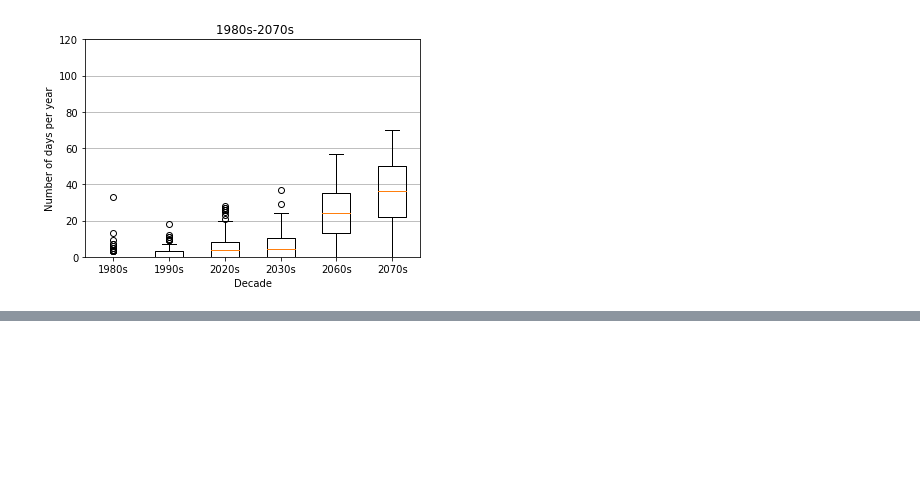
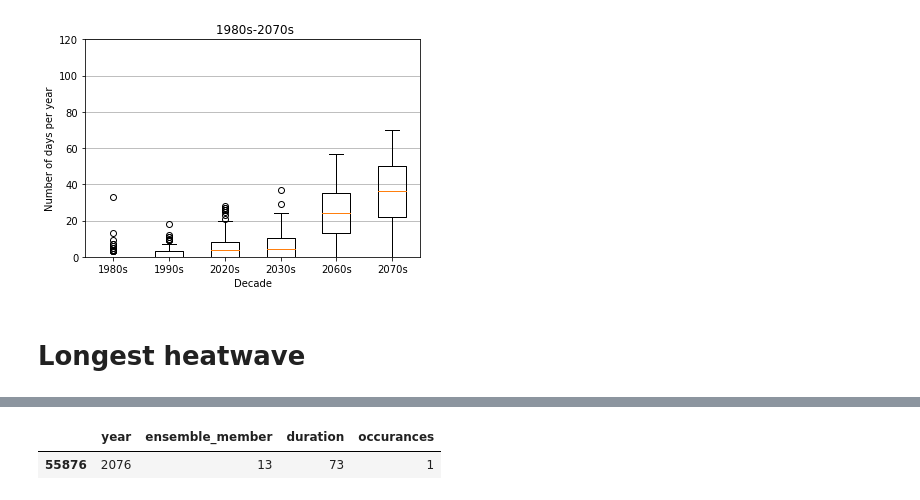
Before and after one commit to kaedonkers/ukcp_heatwave_analysis, a Jupyter notebook: 1.decadal_box_plots.ipynb, the cells around one changed output, grey strips where cells are left out. Saved outputs shown, nothing was run; the diff lists cells and outputs as text; code cells hidden in the pictures; blank space fills up the shorter version.

Commit message:
add longest-heatwave analysis

```diff
--- a/1.decadal_box_plots.ipynb
+++ b/1.decadal_box_plots.ipynb
@@ -251,3 +251,13 @@ box_df_decadal(u10hw, (1980, 1990, 2020, 2030, 2060, 2070), ylim=120)
 # %% [output]
 <AxesSubplot:title={'center':' 1980s-2070s'}, xlabel='Decade', ylabel='Number of days per year'>
 [figure]
+# %% [markdown]
+# Longest heatwave
+# %%
+def longest_hw(data, **kwargs):
+    df = annual_heatwaves(data, **kwargs).melt(id_vars=['year', 'ensemble_member'], var_name='duration', value_name='occurances')
+    return df.loc[df.occurances!=0].loc[df.duration==df[df.occurances!=0].duration.max()]
+# %%
+%%time
+longest_hw(tasmax, threshold=28, ndays=90)
+# %% [output]
@@ -253,0 +266,2 @@ box_df_decadal(u10hw, (1980, 1990, 2020, 2030, 2060, 2070), ylim=120)
+|  | year | ensemble_member | duration | occurances |
+| 55876 | 2076 | 13 | 73 | 1 |
```
Also changed, not shown: parts of 3 cells of this notebook.
